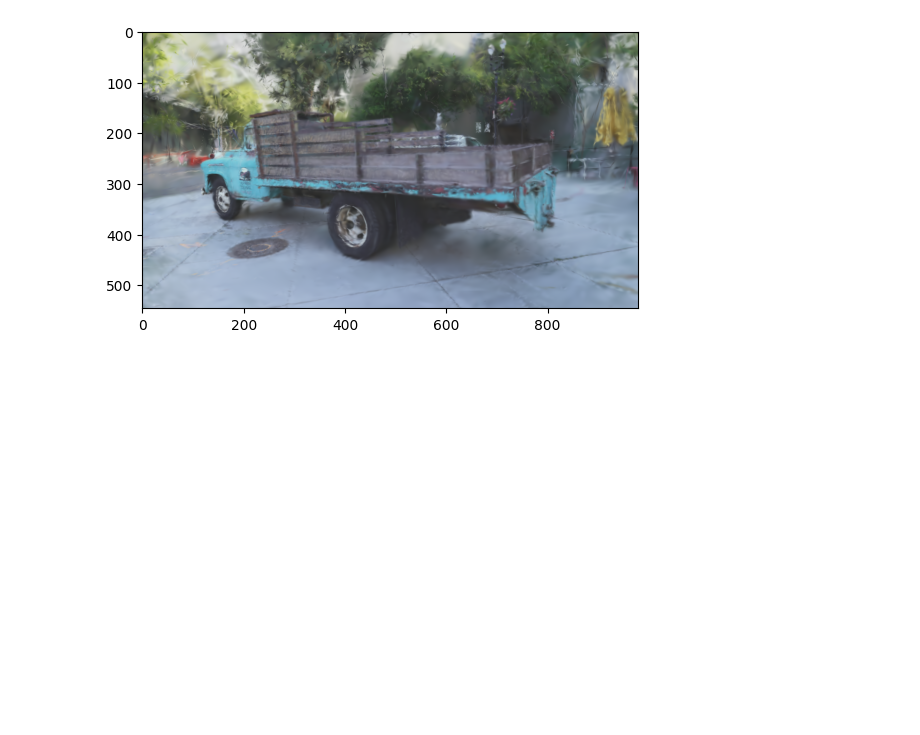
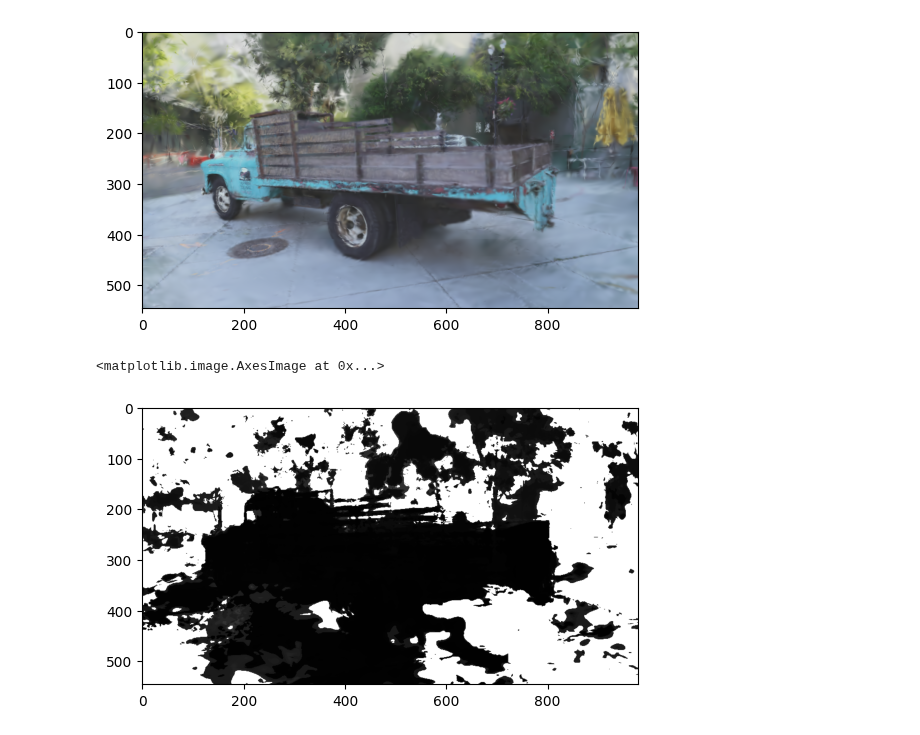
Before and after one commit to fangjunzhou/gslang, a Jupyter notebook: notebooks/renderer.ipynb, the cells around one changed output. Saved outputs shown, nothing was run; the diff lists cells and outputs as text; code cells hidden in the pictures; blank space fills up the shorter version.

```diff
--- a/notebooks/renderer.ipynb
+++ b/notebooks/renderer.ipynb
@@ -447,6 +449,11 @@ plt.imshow(renderer.render_target.to_numpy())
 # %% [output]
 <matplotlib.image.AxesImage at 0x...>
 [figure]
+# %%
+plt.imshow(renderer.depth_target.to_numpy())
+# %% [output]
+<matplotlib.image.AxesImage at 0x...>
+[figure, added]
 # %%
 %timeit renderer.render()
 # %% [output]
```
Also changed, not shown: parts of 14 cells of this notebook, 3 other files.
